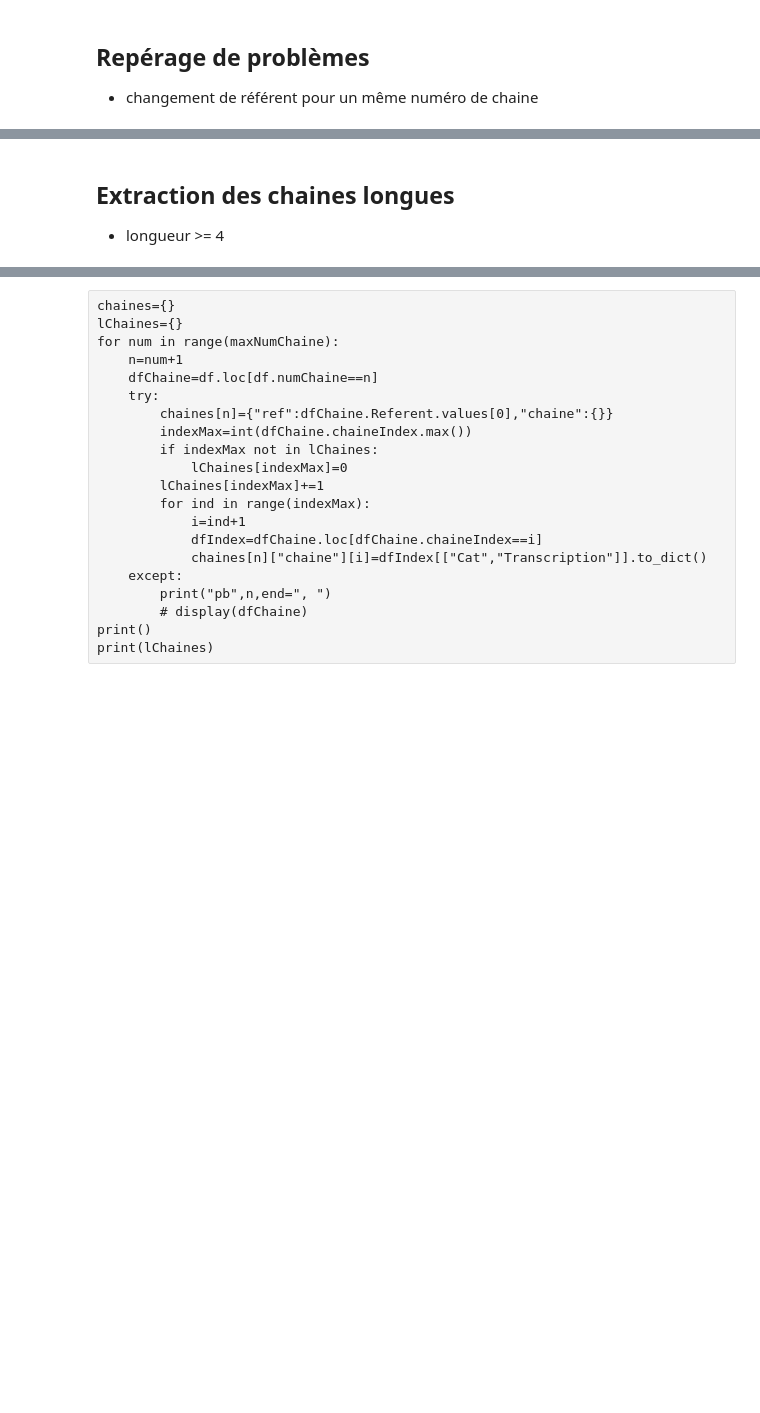
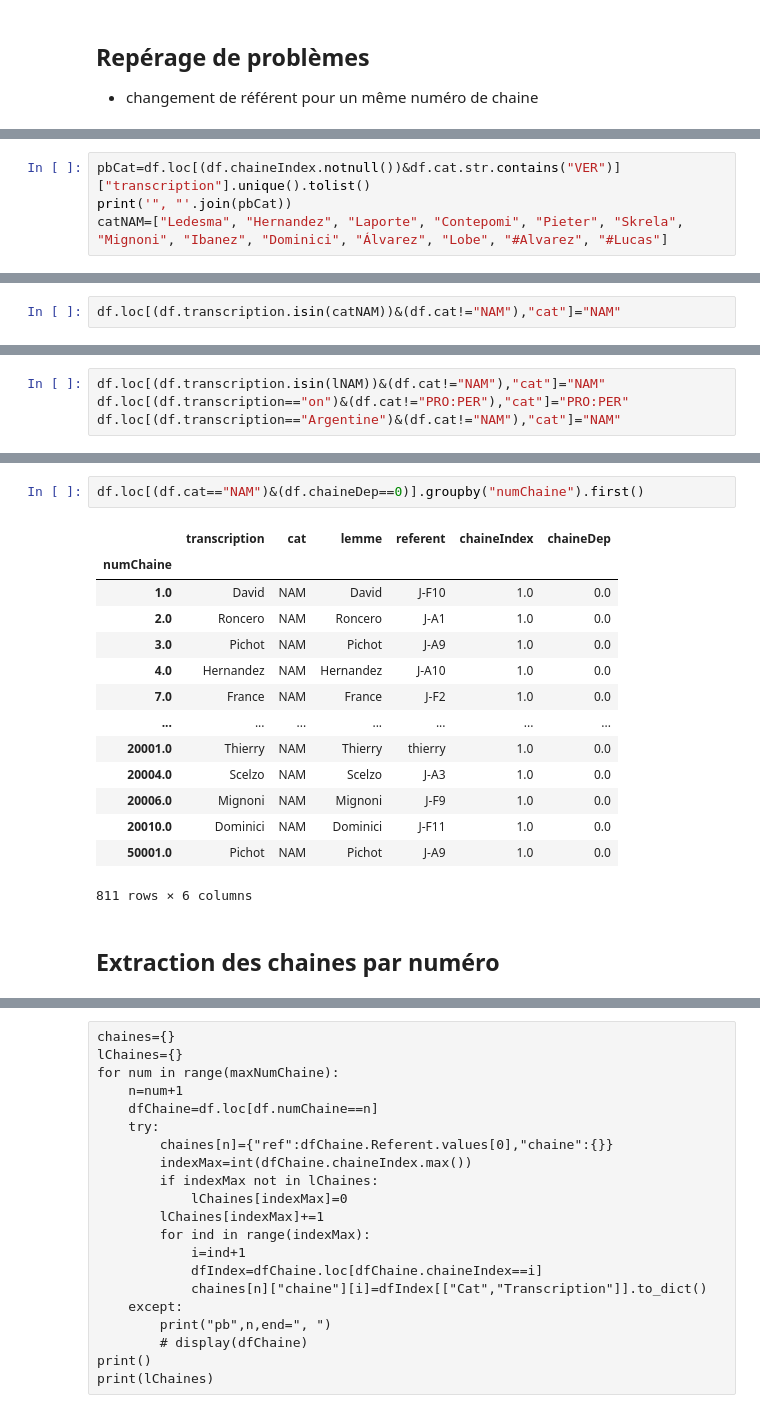
Before and after one commit to gboye/AMBK-SportsCom, a Jupyter notebook: Chaines/Chaines-Tables.ipynb, the cells around one changed output, grey strips where cells are left out. Saved outputs shown, nothing was run; the diff lists cells and outputs as text; blank space fills up the shorter version.

```diff
--- a/Chaines/Chaines-Tables.ipynb
+++ b/Chaines/Chaines-Tables.ipynb
@@ -86,0 +91,4 @@ array(['J-F10', 'J-A1', 'J-A9', 'J-A10', 'GPF', 'GPA', 'J-F2', 'J-F15',
+# %%
+pbCat=df.loc[(df.chaineIndex.notnull())&df.cat.str.contains("VER")]["transcription"].unique().tolist()
+print('", "'.join(pbCat))
+catNAM=["Ledesma", "Hernandez", "Laporte", "Contepomi", "Pieter", "Skrela", "Mignoni", "Ibanez", "Dominici", "Álvarez", "Lobe", "#Alvarez", "#Lucas"]
@@ -86,0 +97,2 @@ array(['J-F10', 'J-A1', 'J-A9', 'J-A10', 'GPF', 'GPA', 'J-F2', 'J-F15',
+# %%
+df.loc[(df.transcription.isin(catNAM))&(df.cat!="NAM"),"cat"]="NAM"
@@ -86,0 +104,4 @@ array(['J-F10', 'J-A1', 'J-A9', 'J-A10', 'GPF', 'GPA', 'J-F2', 'J-F15',
+# %%
+df.loc[(df.transcription.isin(lNAM))&(df.cat!="NAM"),"cat"]="NAM"
+df.loc[(df.transcription=="on")&(df.cat!="PRO:PER"),"cat"]="PRO:PER"
+df.loc[(df.transcription=="Argentine")&(df.cat!="NAM"),"cat"]="NAM"
@@ -87,3 +197,19 @@ array(['J-F10', 'J-A1', 'J-A9', 'J-A10', 'GPF', 'GPA', 'J-F2', 'J-F15',
+# %%
+df.loc[(df.cat=="NAM")&(df.chaineDep==0)].groupby("numChaine").first()
+# %% [output]
+|  | transcription | cat | lemme | referent | chaineIndex | chaineDep |
+| numChaine |  |  |  |  |  |  |
+| 1.0 | David | NAM | David | J-F10 | 1.0 | 0.0 |
+| 2.0 | Roncero | NAM | Roncero | J-A1 | 1.0 | 0.0 |
+| 3.0 | Pichot | NAM | Pichot | J-A9 | 1.0 | 0.0 |
+| 4.0 | Hernandez | NAM | Hernandez | J-A10 | 1.0 | 0.0 |
+| 7.0 | France | NAM | France | J-F2 | 1.0 | 0.0 |
+| ... | ... | ... | ... | ... | ... | ... |
+| 20001.0 | Thierry | NAM | Thierry | thierry | 1.0 | 0.0 |
+| 20004.0 | Scelzo | NAM | Scelzo | J-A3 | 1.0 | 0.0 |
+| 20006.0 | Mignoni | NAM | Mignoni | J-F9 | 1.0 | 0.0 |
+| 20010.0 | Dominici | NAM | Dominici | J-F11 | 1.0 | 0.0 |
+| 50001.0 | Pichot | NAM | Pichot | J-A9 | 1.0 | 0.0 |
+811 rows × 6 columns
 # %% [markdown]
-## Extraction des chaines longues
-- longueur >= 4
+## Extraction des chaines par numéro
```
Also changed, not shown: parts of 40 cells of this notebook.
